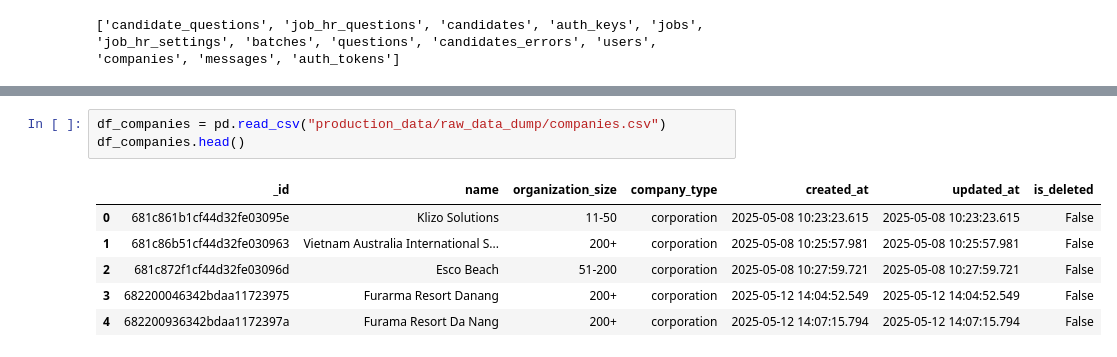
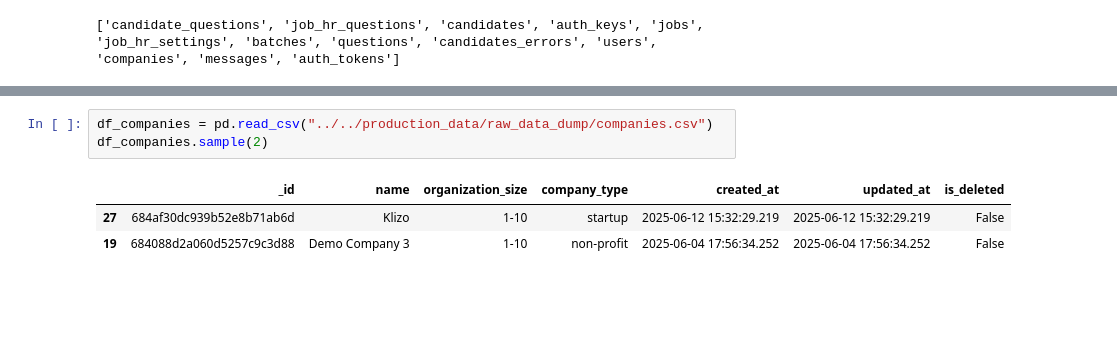
Before and after one commit to PadmaDey/talentsync, a Jupyter notebook: app/eda/main.ipynb, the cells around one changed output, grey strips where cells are left out. Drawn from its saved outputs; the diff is of its cells as text; blank space fills up the shorter version.

```diff
--- a/app/eda/main.ipynb
+++ b/app/eda/main.ipynb
@@ -114,10 +140,7 @@ df_candidates.head()
 # %%
-df_companies = pd.read_csv("production_data/raw_data_dump/companies.csv")
-df_companies.head()
+df_companies = pd.read_csv("../../production_data/raw_data_dump/companies.csv")
+df_companies.sample(2)
 # %% [output]
 |  | _id | name | organization_size | company_type | created_at | updated_at | is_deleted |
-| 0 | 681c861b1cf44d32fe03095e | Klizo Solutions | 11-50 | corporation | 2025-05-08 10:23:23.615 | 2025-05-08 10:23:23.615 | False |
-| 1 | 681c86b51cf44d32fe030963 | Vietnam Australia International S... | 200+ | corporation | 2025-05-08 10:25:57.981 | 2025-05-08 10:25:57.981 | False |
-| 2 | 681c872f1cf44d32fe03096d | Esco Beach | 51-200 | corporation | 2025-05-08 10:27:59.721 | 2025-05-08 10:27:59.721 | False |
-| 3 | 682200046342bdaa11723975 | Furarma Resort Danang | 200+ | corporation | 2025-05-12 14:04:52.549 | 2025-05-12 14:04:52.549 | False |
-| 4 | 682200936342bdaa1172397a | Furama Resort Da Nang | 200+ | corporation | 2025-05-12 14:07:15.794 | 2025-05-12 14:07:15.794 | False |
+| 27 | 684af30dc939b52e8b71ab6d | Klizo | 1-10 | startup | 2025-06-12 15:32:29.219 | 2025-06-12 15:32:29.219 | False |
+| 19 | 684088d2a060d5257c9c3d88 | Demo Company 3 | 1-10 | non-profit | 2025-06-04 17:56:34.252 | 2025-06-04 17:56:34.252 | False |
```
Also changed, not shown: parts of 39 cells of this notebook, 9 other files.
